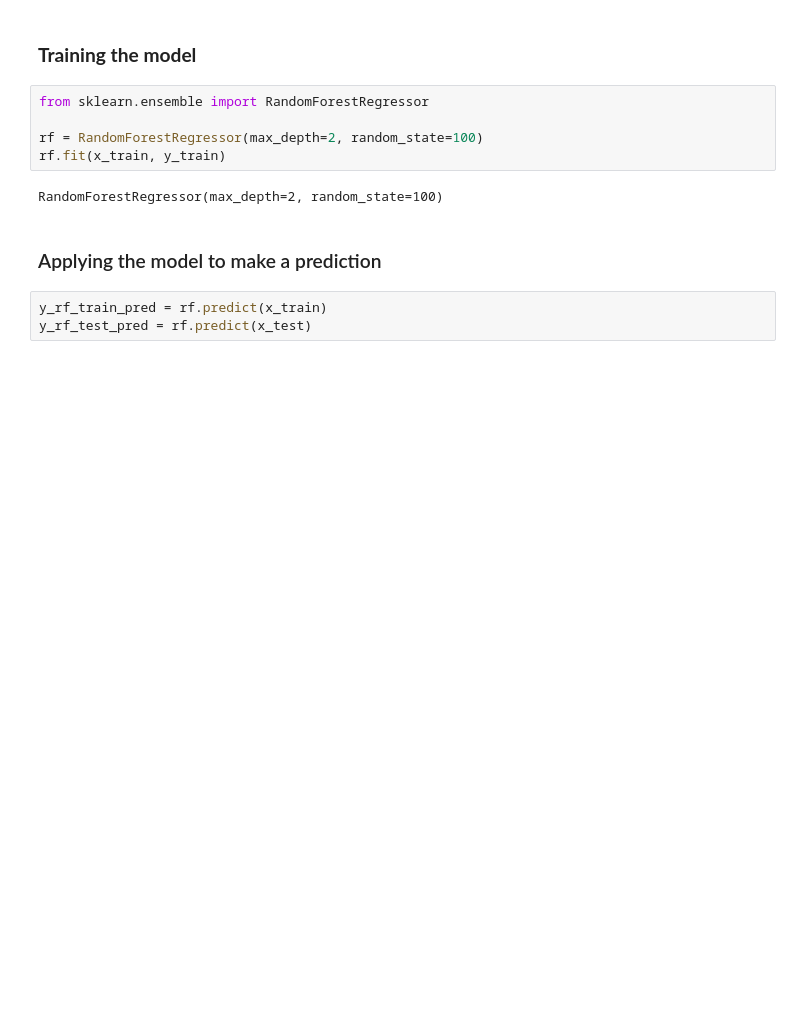
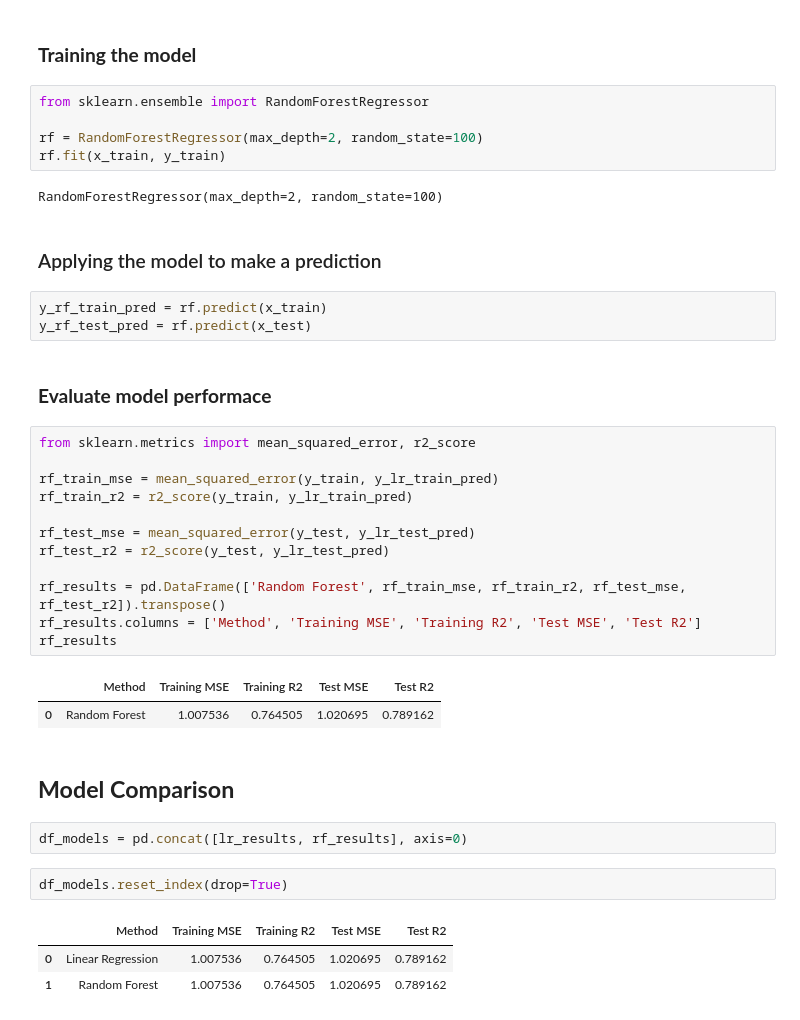
Before and after one commit to isira-aw/ML_python, a Jupyter notebook: FirstYT.ipynb, the cells around one changed output. Cells and saved outputs as stored; diff of their text form; blank space fills up the shorter version.

```diff
--- a/FirstYT.ipynb
+++ b/FirstYT.ipynb
@@ -214,3 +214,30 @@ RandomForestRegressor(max_depth=2, random_state=100)
 # %%
 y_rf_train_pred = rf.predict(x_train)
 y_rf_test_pred = rf.predict(x_test)
+# %% [markdown]
+### **Evaluate model performace**
+# %%
+from sklearn.metrics import mean_squared_error, r2_score
+
+rf_train_mse = mean_squared_error(y_train, y_lr_train_pred)
+rf_train_r2 = r2_score(y_train, y_lr_train_pred)
+
+rf_test_mse = mean_squared_error(y_test, y_lr_test_pred)
+rf_test_r2 = r2_score(y_test, y_lr_test_pred)
+
+rf_results = pd.DataFrame(['Random Forest', rf_train_mse, rf_train_r2, rf_test_mse, rf_test_r2]).transpose()
+rf_results.columns = ['Method', 'Training MSE', 'Training R2', 'Test MSE', 'Test R2']
+rf_results
+# %% [output]
+|  | Method | Training MSE | Training R2 | Test MSE | Test R2 |
+| 0 | Random Forest | 1.007536 | 0.764505 | 1.020695 | 0.789162 |
+# %% [markdown]
+## **Model Comparison**
+# %%
+df_models = pd.concat([lr_results, rf_results], axis=0)
+# %%
+df_models.reset_index(drop=True)
+# %% [output]
+|  | Method | Training MSE | Training R2 | Test MSE | Test R2 |
+| 0 | Linear Regression | 1.007536 | 0.764505 | 1.020695 | 0.789162 |
+| 1 | Random Forest | 1.007536 | 0.764505 | 1.020695 | 0.789162 |
```
Also changed, not shown: parts of 2 cells of this notebook.
